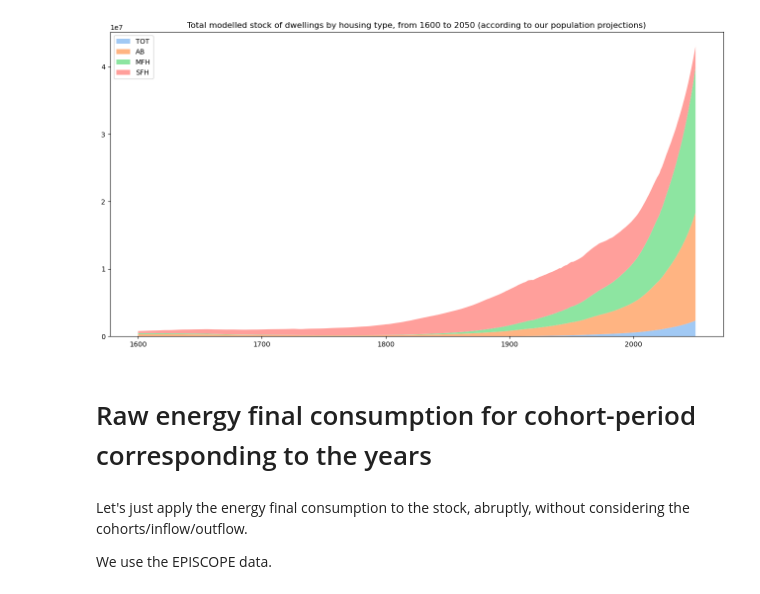
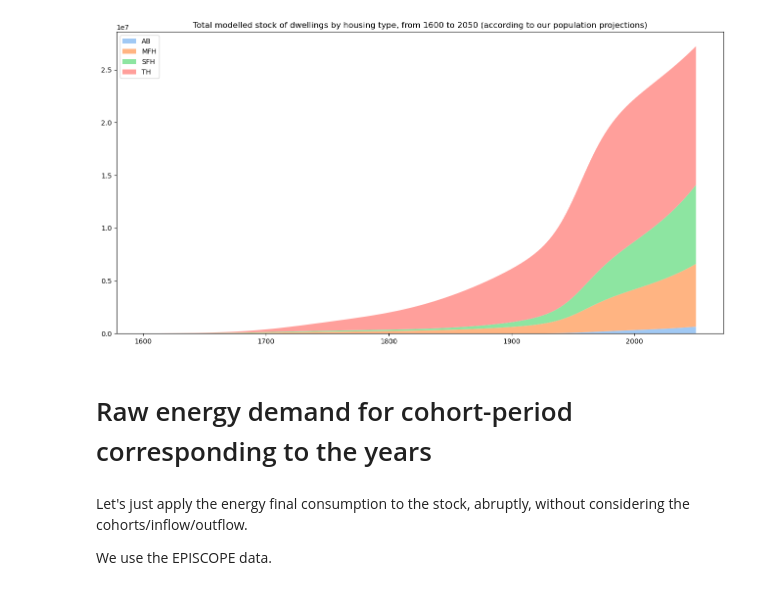
Before and after one commit to tiffanyth/MFA-dwelling, a Jupyter notebook: 3-energy-final-cons.ipynb, the cells around one changed output. Saved outputs shown, nothing was run; the diff lists cells and outputs as text; code cells hidden in the pictures.

```diff
--- a/3-energy-final-cons.ipynb
+++ b/3-energy-final-cons.ipynb
@@ -15,19 +15,29 @@ warnings.simplefilter(action='ignore', category=FutureWarning)
 # %%
 TYP = ['TOT','AB','MFH','SFH','TH']
-LT = [46,61,47,64]
-DEV = [25,25,25,25]
 
-DSM = pd.read_csv("Model/DSM_TOT.csv")
-DSM = DSM.set_index('DSM')
-DSM_AB = pd.read_csv("Model/DSM_AB.csv")
-DSM_AB = DSM_AB.set_index('DSM AB')
-DSM_MFH = pd.read_csv("Model/DSM_MFH.csv")
-DSM_MFH = DSM_MFH.set_index('DSM MFH')
-DSM_SFH = pd.read_csv("Model/DSM_SFH.csv")
-DSM_SFH = DSM_SFH.set_index('DSM SFH')
-DSM_TH = pd.read_csv("Model/DSM_TH.csv")
-DSM_TH = DSM_TH.set_index('DSM TH')
+DSM_AB = pd.read_csv("Model/DSM_model_AB.csv")
+DSM_AB = DSM_AB.set_index('Unnamed: 0')
+DSM_AB.index.name = 'DSM AB'
+DSM_MFH = pd.read_csv("Model/DSM_model_MFH.csv")
+DSM_MFH = DSM_MFH.set_index('Unnamed: 0')
+DSM_MFH.index.name = 'DSM MFH'
+DSM_SFH = pd.read_csv("Model/DSM_model_SFH.csv")
+DSM_SFH = DSM_SFH.set_index('Unnamed: 0')
+DSM_SFH.index.name = 'DSM SFH'
+DSM_TH = pd.read_csv("Model/DSM_model_TH.csv")
+DSM_TH = DSM_TH.set_index('Unnamed: 0')
+DSM_TH.index.name = 'DSM TH'
+
 display(DSM_TH)
 
+DSM = DSM_AB.copy(deep=True)
+DSM['Stock'] = DSM_AB['Stock']+DSM_MFH['Stock']+DSM_SFH['Stock']+DSM_TH['Stock']
+DSM['Stock Change'] = DSM_AB['Stock Change']+DSM_MFH['Stock Change']+DSM_SFH['Stock Change']+DSM_TH['Stock Change']
+DSM['Inflow'] = DSM_AB['Inflow']+DSM_MFH['Inflow']+DSM_SFH['Stock']+DSM_TH['Inflow']
+DSM['Outflow'] = DSM_AB['Outflow']+DSM_MFH['Outflow']+DSM_SFH['Outflow']+DSM_TH['Outflow']
+DSM.index.name = 'DSM'
+
+display(DSM)
+
 DSM_all = [DSM,DSM_AB,DSM_MFH,DSM_SFH,DSM_TH]
 # %% [output]
@@ -48,16 +72,16 @@ DSM_all = [DSM,DSM_AB,DSM_MFH,DSM_SFH,DSM_TH]
 # %%
 DSM_by_TYP = [dsm['Stock'].to_list() for dsm in DSM_all[1:]]
 colors = sns.color_palette('pastel')[0:4]
 
 plt.figure(figsize=(16,8))
-plt.stackplot(DSM.index,DSM_by_TYP, labels=TYP, colors=colors)
+plt.stackplot(DSM.index,DSM_by_TYP, labels=TYP[1:], colors=colors)
 plt.legend(loc='upper left')
 plt.title('Total modelled stock of dwellings by housing type, from 1600 to 2050 (according to our population projections)')
 plt.show()
 # %% [output]
-[figure, old version]
+[figure, new version]
 # %% [markdown]
-# Raw energy final consumption for cohort-period corresponding to the years
+# Raw energy demand for cohort-period corresponding to the years
 # %% [markdown]
 Let's just apply the energy final consumption to the stock, abruptly, without considering the cohorts/inflow/outflow.
 
```
Also changed, not shown: parts of 80 cells of this notebook.
